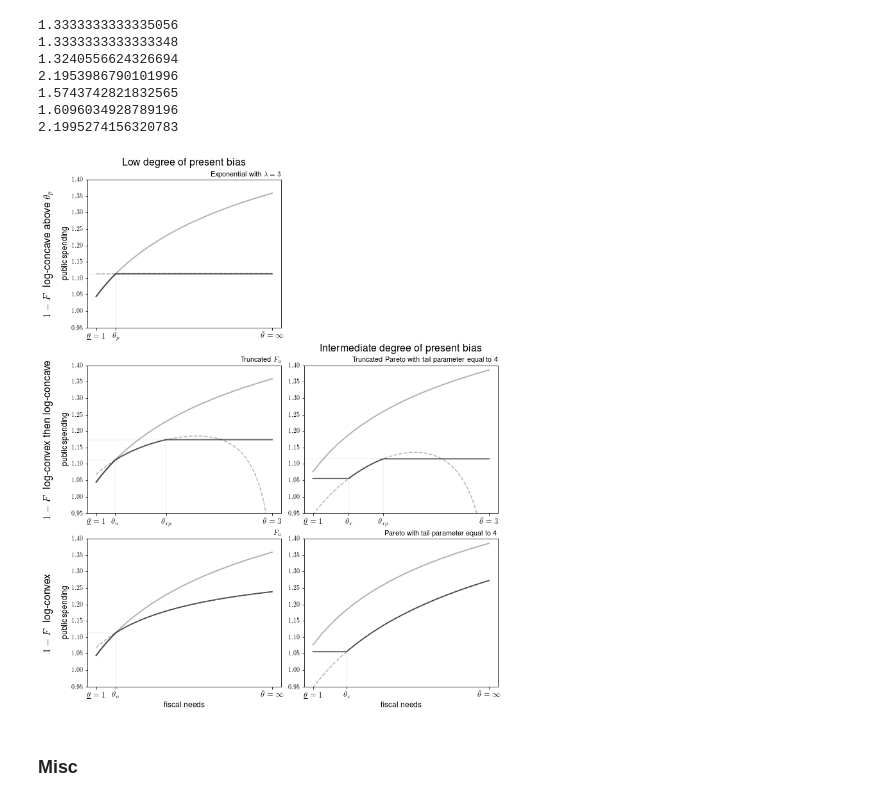
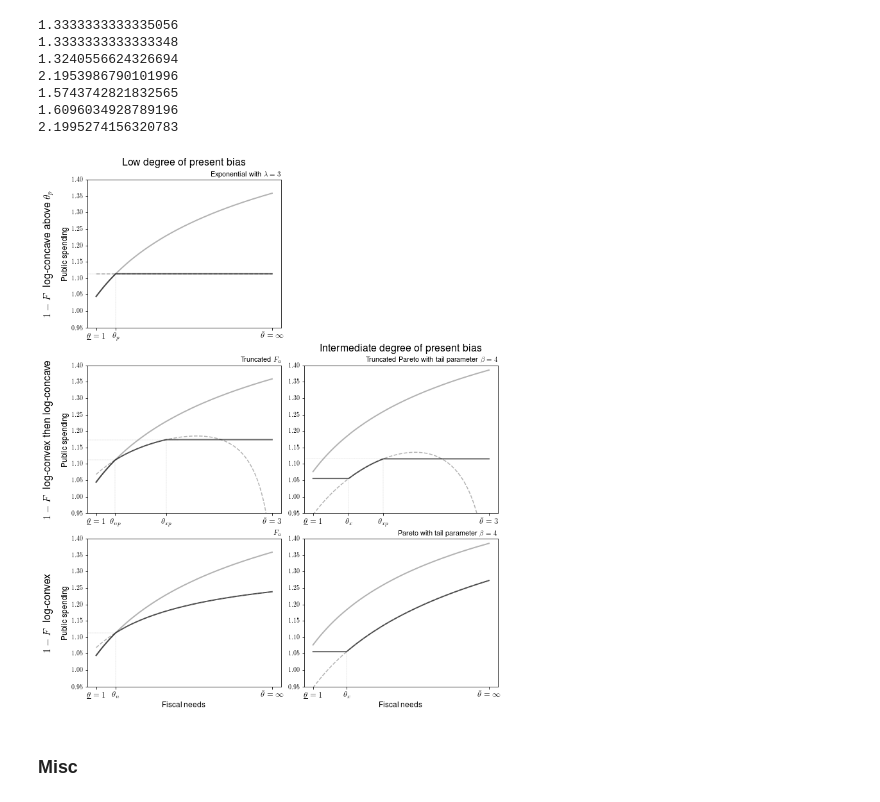
Before and after one commit to guillaumesublet/Fiscal_Rules_with_Discretion_Economic_Union, a Jupyter notebook: Execution_economic_union_test.ipynb, the cells around one changed output. Cells and saved outputs as stored; diff of their text form; code cells hidden in the pictures.

```diff
--- a/Execution_economic_union_test.ipynb
+++ b/Execution_economic_union_test.ipynb
@@ -169,7 +169,7 @@ axarr['b)'].plot(FR_truncmixture.theta_grid, disc_costlydisc_prohib, lw=2, alpha
 
 axarr['b)'].set_title('Truncated $F_a$', loc='right', fontsize=11)
 axarr['b)'].set(xticks=[FR_truncmixture.grid_min, theta_e, theta_xp_w, theta_max])
-axarr['b)'].set_xticklabels([r'$\underline{\theta}=1$', '$\\theta_n$', '$\\theta_{xp}$', r'$\bar{\theta}=3$'], fontsize=13)
+axarr['b)'].set_xticklabels([r'$\underline{\theta}=1$', '$\\theta_{np}$', '$\\theta_{xp}$', r'$\bar{\theta}=3$'], fontsize=13)
 
 axarr['c)'].plot(FR_mixture.theta_grid, discretionary_wei_n, lw=2, alpha=0.6, linestyle='-',label='discretionary', color='gray')
 #axarr['c)'].plot(FR_wei_n.theta_grid, state_contingent_wei_n, lw=2, alpha=0.6, linestyle='--', color='gray')
@@ -187,7 +187,7 @@ axarr['d)'].plot(FR_1.theta_grid, exempt_costlydisc, lw=2, alpha=0.6, label='exe
 axarr['d)'].set(xticks=[FR_1.grid_min, theta_x_1, theta_max]) #yticks=[]
 axarr['d)'].set_xticklabels([r'$\underline{\theta}=1$', '$\\theta_x$', r'$\bar{\theta}=\infty$'], fontsize=13)
 
-axarr['d)'].set_title('Pareto with tail parameter equal to 4', loc='right', fontsize=11)
+axarr['d)'].set_title('Pareto with tail parameter $\\beta = 4$', loc='right', fontsize=11)
 
 axarr['e)'].plot(FR_2.theta_grid, discretionary_2, lw=2, alpha=0.6, linestyle='-', color='gray')
 #axarr['e)'].plot(FR_2.theta_grid, state_contingent_2, lw=2, alpha=0.6, linestyle='--', color='gray')
@@ -196,13 +196,13 @@ axarr['e)'].plot(FR_2.theta_grid, exempt_costlydisc_prohib, lw=2, alpha=0.6, lab
 axarr['e)'].set(xticks=[FR_2.grid_min, theta_x_2, theta_xp_2, theta_max])
 axarr['e)'].set_xticklabels([r'$\underline{\theta}=1$', '$\\theta_x$', '$\\theta_{xp}$', r'$\bar{\theta}=3$'], fontsize=13)
 
-axarr['e)'].set_title('Truncated Pareto with tail parameter equal to 4', loc='right', fontsize=11)
+axarr['e)'].set_title('Truncated Pareto with tail parameter $\\beta = 4$', loc='right', fontsize=11)
 
-axarr['c)'].set_xlabel('fiscal needs', fontsize=12)
-axarr['d)'].set_xlabel('fiscal needs', fontsize=12)
-axarr['a)'].set_ylabel('public spending', fontsize=12)
-axarr['b)'].set_ylabel('public spending', fontsize=12)#, rotation=0)
-axarr['c)'].set_ylabel('public spending', fontsize=12)#, rotation=0)
+axarr['c)'].set_xlabel('Fiscal needs', fontsize=12)
+axarr['d)'].set_xlabel('Fiscal needs', fontsize=12)
+axarr['a)'].set_ylabel('Public spending', fontsize=12)
+axarr['b)'].set_ylabel('Public spending', fontsize=12)#, rotation=0)
+axarr['c)'].set_ylabel('Public spending', fontsize=12)#, rotation=0)
 #axarr['d)'].set_ylabel('$g \ $ ', fontsize=14, rotation=0)
 #axarr['e)'].set_ylabel('$g \ $ ', fontsize=14, rotation=0)
 
@@ -225,34 +225,34 @@ axarr['e)'].annotate('Intermediate degree of present bias', xy=(0.5, 1.05), xyte
 axarr['a)'].annotate('$1-F \ $ log-concave above $\\theta_p$', xy=(0, 0.5), xytext=(-axarr['a)'].yaxis.labelpad - pad, 0),
                 xycoords=axarr['a)'].yaxis.label, textcoords='offset points',
                 fontsize=16, ha='right', va='center', rotation=90)
 
 axarr['b)'].annotate('$1-F \ $ log-convex then log-concave', xy=(0, 0.5), xytext=(-axarr['b)'].yaxis.labelpad - pad, 0),
                 xycoords=axarr['b)'].yaxis.label, textcoords='offset points',
                 fontsize=16, ha='right', va='center', rotation=90)
 
 axarr['c)'].annotate('$1-F \ $ log-convex', xy=(0, 0.5), xytext=(-axarr['c)'].yaxis.labelpad - pad, 0),
                 xycoords=axarr['c)'].yaxis.label, textcoords='offset points',
                 fontsize=16, ha='right', va='center', rotation=90)
 
 axarr['a)'].axvline(x=theta_p, ymax=0.36, lw=0.3, alpha=0.6, color='k', linestyle=':')
 axarr['a)'].axhline(y=FR_exp.discretionary(theta_p), xmax=0.16, lw=0.3, alpha=0.6, color='k', linestyle=':')
 axarr['b)'].axvline(x=theta_e, ymax=0.345, lw=0.3, alpha=0.6, color='k', linestyle=':')
 axarr['b)'].axhline(y=FR_truncmixture.discretionary(theta_e), xmax=0.155, lw=0.3, alpha=0.6, color='k', linestyle=':')
 axarr['b)'].axvline(x=theta_xp_w, ymax=0.495, lw=0.3, alpha=0.6, color='k', linestyle=':')
 axarr['b)'].axhline(y=FR_truncmixture.costly_disc(theta_xp_w), xmax=0.47, lw=0.3, alpha=0.6, color='k', linestyle=':')
 axarr['c)'].axvline(x=theta_e_n , ymax=0.36, lw=0.3, alpha=0.6, color='k', linestyle=':')
 axarr['c)'].axhline(y=FR_mixture.discretionary(theta_e_n), xmax=0.14, lw=0.3, alpha=0.6, color='k', linestyle=':')
 axarr['d)'].axvline(x=theta_x_1, ymax=0.24, lw=0.3, alpha=0.6, color='k', linestyle=':')
 axarr['e)'].axvline(x=theta_x_2, ymax=0.24, lw=0.3, alpha=0.6, color='k', linestyle=':')
 axarr['e)'].axvline(x=theta_xp_2, ymax=0.36, lw=0.3, alpha=0.6, color='k', linestyle=':')
 axarr['e)'].axhline(y=FR_2.costly_disc(theta_xp_2), xmax=0.44, lw=0.3, alpha=0.6, color='k', linestyle=':')
 
 #fig.suptitle('Optimal fiscal rule for an economic union with $\\rho = 1$', fontsize=16)
 #plt.savefig(save_results_to + 'Fig2_eu.pdf', dpi = 500)
 
 plt.show()
 # %% [output]
-[figure, old version]
+[figure, new version]
 # %% [markdown]
 ### Misc
 # %%
```
Also changed, not shown: parts of 3 cells of this notebook, 1 other file.
